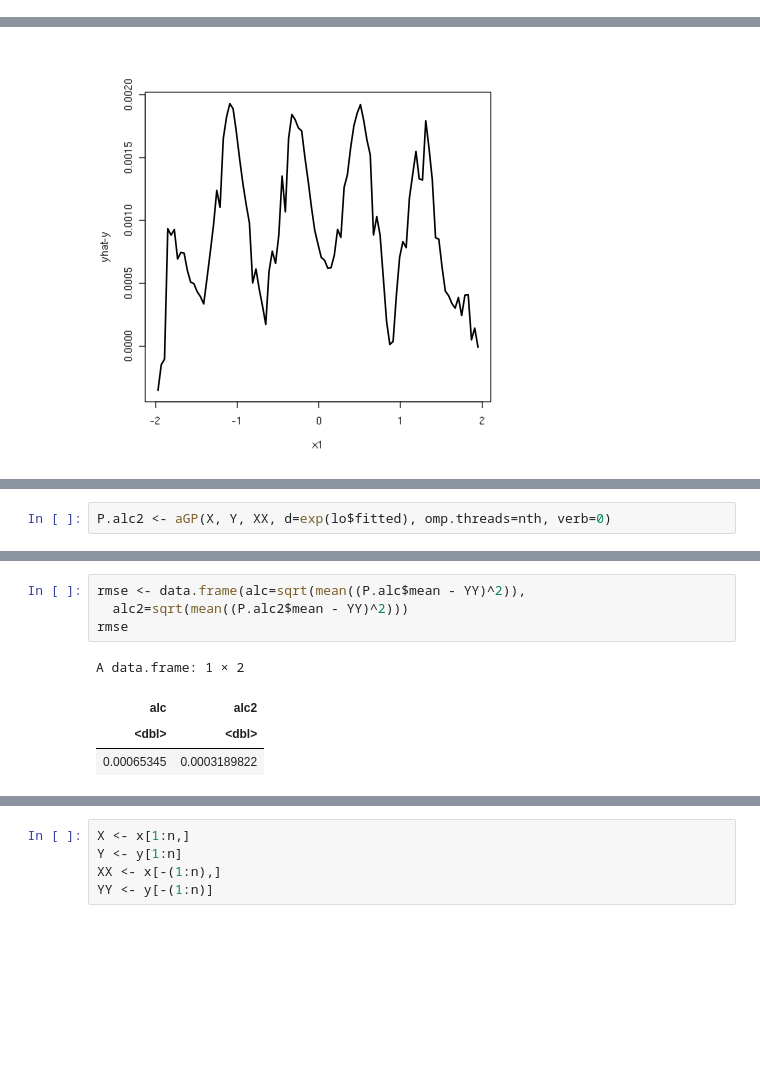
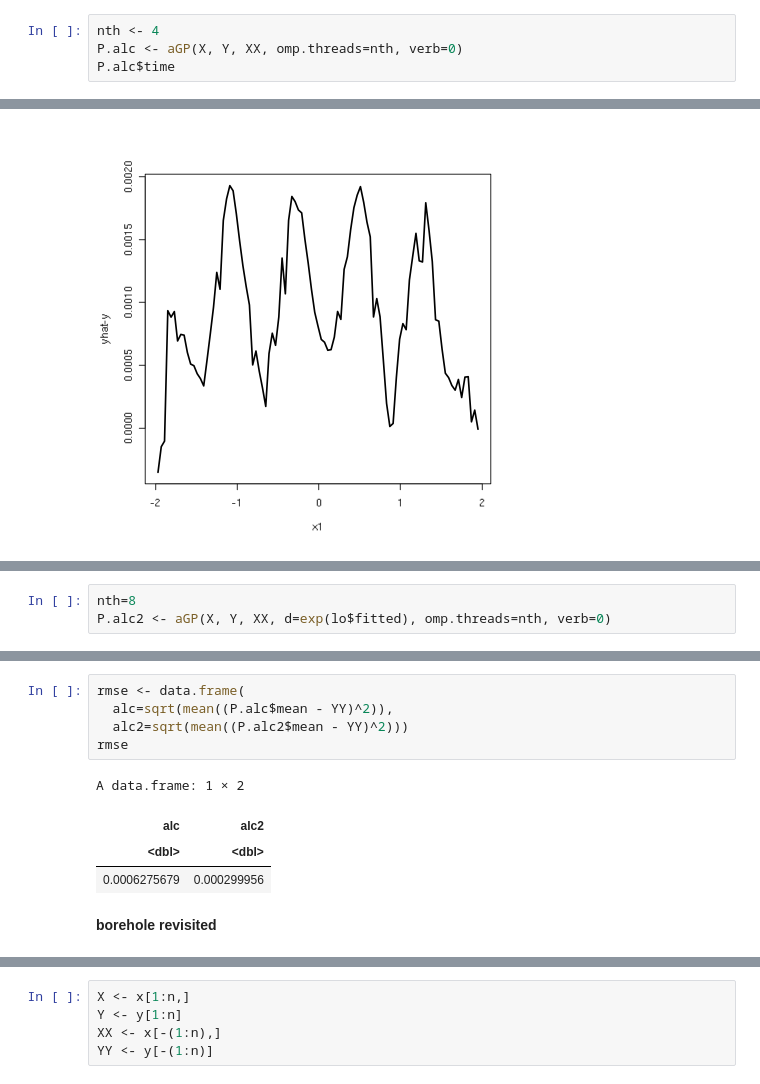
Before and after one commit to gglee4ai/study-surrogates-2020, a Jupyter notebook: ch09.ipynb, the cells around one changed output, grey strips where cells are left out. Cells and saved outputs as stored; diff of their text form; blank space fills up the shorter version.

```diff
--- a/ch09.ipynb
+++ b/ch09.ipynb
@@ -564,0 +572,4 @@ elapsed
+# %%
+nth <- 4
+P.alc <- aGP(X, Y, XX, omp.threads=nth, verb=0)
+P.alc$time
@@ -605,2 +639,3 @@ legend("topleft", "loess smoothed", col=2, lty=2, lwd=2, bty="n")
 # %%
+nth=8
 P.alc2 <- aGP(X, Y, XX, d=exp(lo$fitted), omp.threads=nth, verb=0)
@@ -607,9 +645,12 @@ P.alc2 <- aGP(X, Y, XX, d=exp(lo$fitted), omp.threads=nth, verb=0)
 # %%
-rmse <- data.frame(alc=sqrt(mean((P.alc$mean - YY)^2)),
+rmse <- data.frame(
+  alc=sqrt(mean((P.alc$mean - YY)^2)),
   alc2=sqrt(mean((P.alc2$mean - YY)^2)))
 rmse
 # %% [output]
 A data.frame: 1 × 2
 | alc | alc2 |
 | <dbl> | <dbl> |
-| 0.00065345 | 0.0003189822 |
+| 0.0006275679 | 0.000299956 |
+# %% [markdown]
+**borehole revisited**
```
Also changed, not shown: parts of 68 cells of this notebook.
